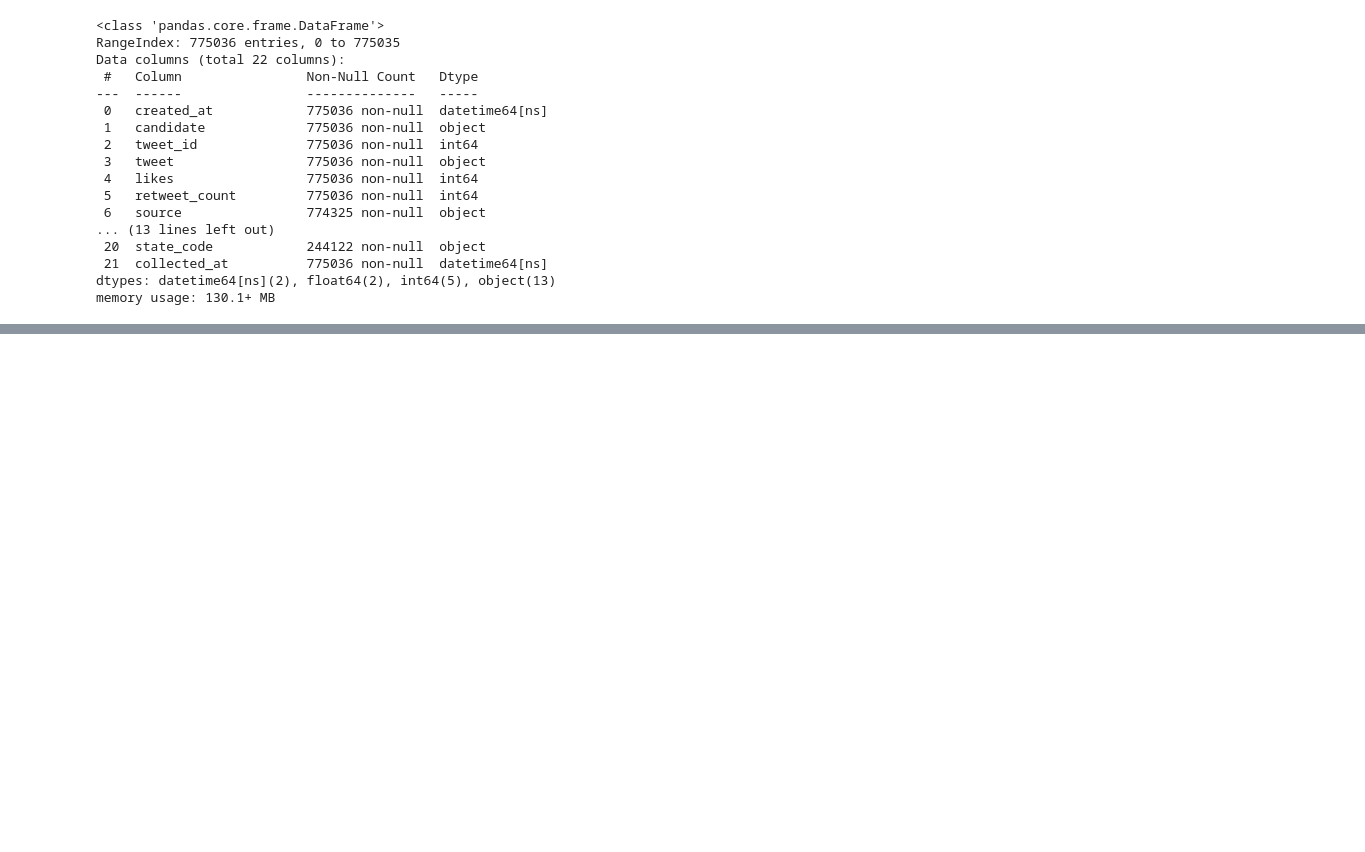
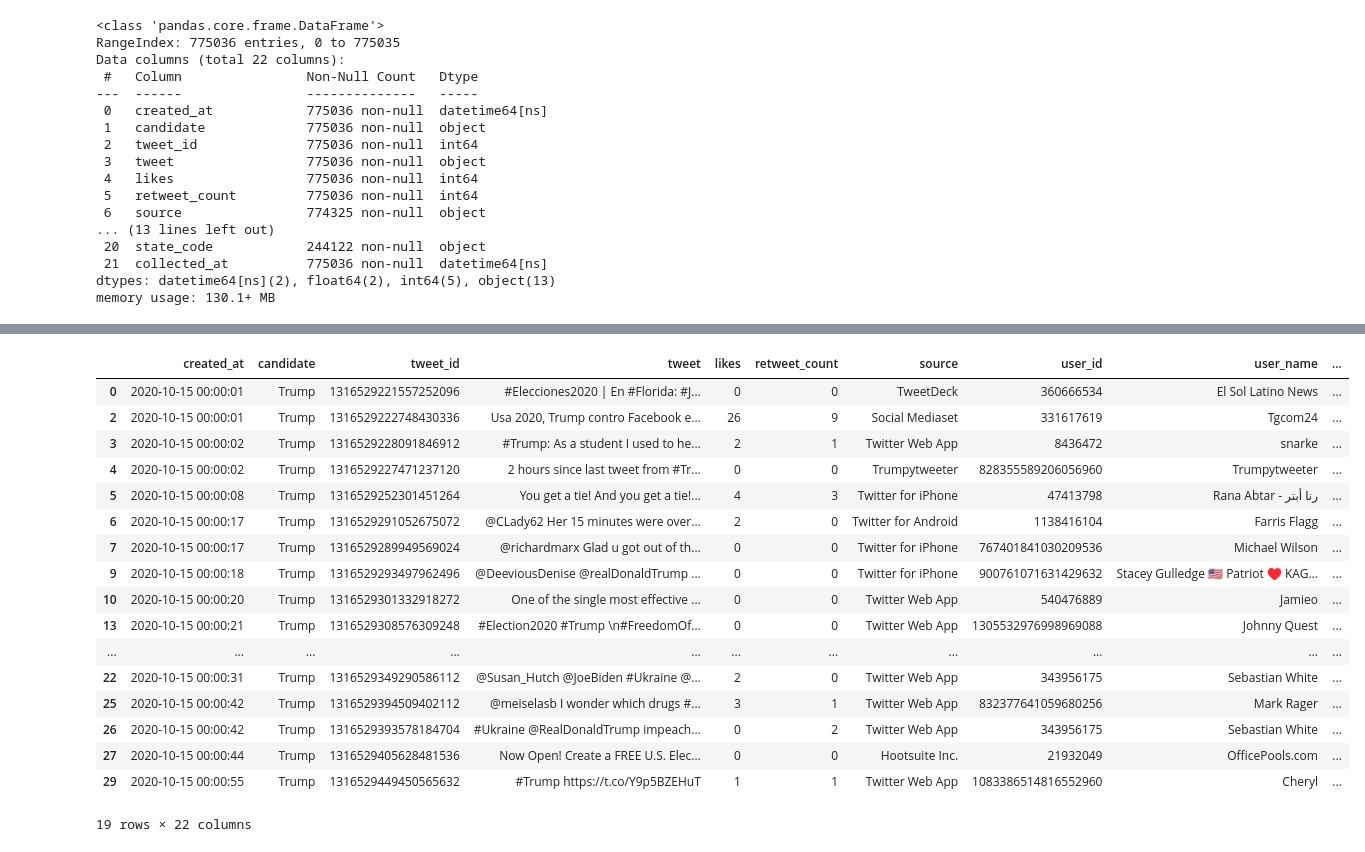
Before and after one commit to tobnag/containerized-stream-processing, a Jupyter notebook: notebooks/eda.ipynb, the cells around one changed output, grey strips where cells are left out. Saved outputs shown, nothing was run; the diff lists cells and outputs as text; code cells hidden in the pictures; blank space fills up the shorter version.

```diff
--- a/notebooks/eda.ipynb
+++ b/notebooks/eda.ipynb
@@ -114,0 +117,3 @@ memory usage: 130.1+ MB
+# %%
+df = pd.concat([df_trump, df_biden], copy=False, ignore_index=True)
+df.sort_values('created_at', inplace=True, ignore_index=True)
@@ -114,0 +144,3 @@ memory usage: 130.1+ MB
+# %%
+next_time = np.min(df['created_at']) + np.timedelta64(60, 's')
+next_time
@@ -114,0 +149,23 @@ memory usage: 130.1+ MB
+# %%
+df_slice = df[np.logical_and(np.min(df['created_at'])<=df['created_at'], df['created_at']<next_time)]
+# %%
+df_slice[df_slice['candidate']=='Trump']
+# %% [output]
+|  | created_at | candidate | tweet_id | tweet | likes | retweet_count | source | user_id | user_name | ... |
+| 0 | 2020-10-15 00:00:01 | Trump | 1316529221557252096 | #Elecciones2020 | En #Florida: #J... | 0 | 0 | TweetDeck | 360666534 | El Sol Latino News | ... |
+| 2 | 2020-10-15 00:00:01 | Trump | 1316529222748430336 | Usa 2020, Trump contro Facebook e... | 26 | 9 | Social Mediaset | 331617619 | Tgcom24 | ... |
+| 3 | 2020-10-15 00:00:02 | Trump | 1316529228091846912 | #Trump: As a student I used to he... | 2 | 1 | Twitter Web App | 8436472 | snarke | ... |
+| 4 | 2020-10-15 00:00:02 | Trump | 1316529227471237120 | 2 hours since last tweet from #Tr... | 0 | 0 | Trumpytweeter | 828355589206056960 | Trumpytweeter | ... |
+| 5 | 2020-10-15 00:00:08 | Trump | 1316529252301451264 | You get a tie! And you get a tie!... | 4 | 3 | Twitter for iPhone | 47413798 | Rana Abtar - رنا أبتر | ... |
+| 6 | 2020-10-15 00:00:17 | Trump | 1316529291052675072 | @CLady62 Her 15 minutes were over... | 2 | 0 | Twitter for Android | 1138416104 | Farris Flagg | ... |
+| 7 | 2020-10-15 00:00:17 | Trump | 1316529289949569024 | @richardmarx Glad u got out of th... | 0 | 0 | Twitter for iPhone | 767401841030209536 | Michael Wilson | ... |
+| 9 | 2020-10-15 00:00:18 | Trump | 1316529293497962496 | @DeeviousDenise @realDonaldTrump ... | 0 | 0 | Twitter for iPhone | 900761071631429632 | Stacey Gulledge 🇺🇸 Patriot ♥️ KAG... | ... |
+| 10 | 2020-10-15 00:00:20 | Trump | 1316529301332918272 | One of the single most effective ... | 0 | 0 | Twitter Web App | 540476889 | Jamieo | ... |
+| 13 | 2020-10-15 00:00:21 | Trump | 1316529308576309248 | #Election2020 #Trump \n#FreedomOf... | 0 | 0 | Twitter Web App | 1305532976998969088 | Johnny Quest | ... |
+| ... | ... | ... | ... | ... | ... | ... | ... | ... | ... | ... |
+| 22 | 2020-10-15 00:00:31 | Trump | 1316529349290586112 | @Susan_Hutch @JoeBiden #Ukraine @... | 2 | 0 | Twitter Web App | 343956175 | Sebastian White | ... |
+| 25 | 2020-10-15 00:00:42 | Trump | 1316529394509402112 | @meiselasb I wonder which drugs #... | 3 | 1 | Twitter Web App | 832377641059680256 | Mark Rager | ... |
+| 26 | 2020-10-15 00:00:42 | Trump | 1316529393578184704 | #Ukraine @RealDonaldTrump impeach... | 0 | 2 | Twitter Web App | 343956175 | Sebastian White | ... |
+| 27 | 2020-10-15 00:00:44 | Trump | 1316529405628481536 | Now Open! Create a FREE U.S. Elec... | 0 | 0 | Hootsuite Inc. | 21932049 | OfficePools.com | ... |
+| 29 | 2020-10-15 00:00:55 | Trump | 1316529449450565632 | #Trump https://t.co/Y9p5BZEHuT | 1 | 1 | Twitter Web App | 1083386514816552960 | Cheryl | ... |
+19 rows × 22 columns
```
Also changed, not shown: parts of 5 cells of this notebook, 5 other files.
